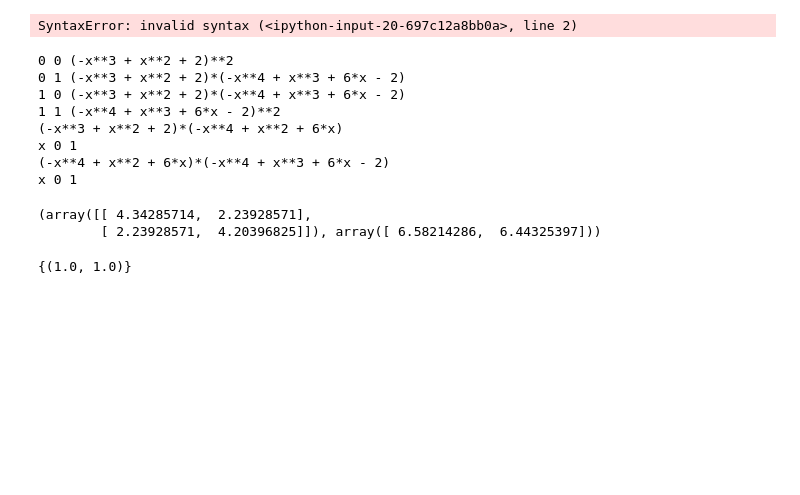
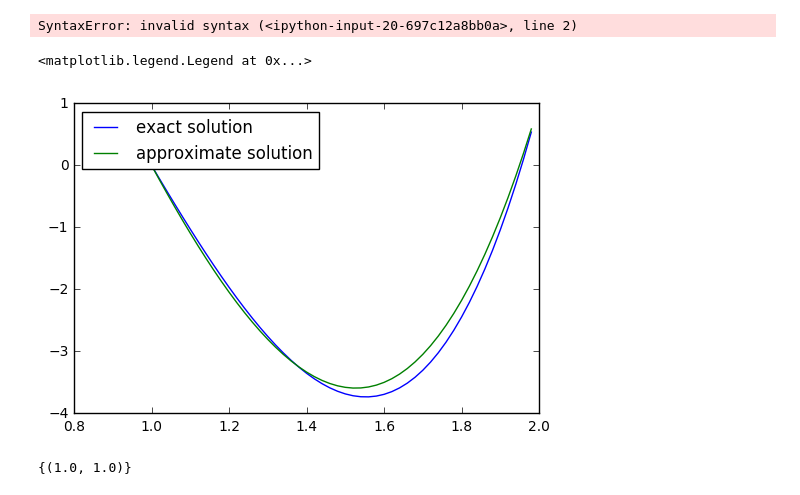
Before and after one commit to Selat/algorithms, a Jupyter notebook: numerical-analysis/differential-equations/Exam-Semester5.ipynb, the cells around one changed output. Saved outputs shown, nothing was run; the diff lists cells and outputs as text; code cells hidden in the pictures; blank space fills up the shorter version.

```diff
--- a/numerical-analysis/differential-equations/Exam-Semester5.ipynb
+++ b/numerical-analysis/differential-equations/Exam-Semester5.ipynb
@@ -63,33 +63,32 @@ phi = sympy.symbols('phi', cls=sympy.Function)
 exp = sympy.intergrate()
 # %% [output]
 SyntaxError: invalid syntax (<ipython-input-20-697c12a8bb0a>, line 2)
-# %%
-import sympy
-import imp
-import ritz
-ritz = imp.reload(ritz)
-x = sympy.symbols('x', real=True)
-p = sympy.Integer(0)
-q = -x
-f = 7 * x - x**4
-phi = [x - 1, x * (x - 1), x * x * (x - 1)]
-lm1 = ritz.Limit(1, 0, -1)
-lm2 = ritz.Limit(1, 0, 0)
-a = 0
-b = 1
-tmp = ritz.solve(p, q, f, phi, a, b)
-tmp
-# %% [output]
-0 0 (-x**3 + x**2 + 2)**2
-0 1 (-x**3 + x**2 + 2)*(-x**4 + x**3 + 6*x - 2)
-1 0 (-x**3 + x**2 + 2)*(-x**4 + x**3 + 6*x - 2)
-1 1 (-x**4 + x**3 + 6*x - 2)**2
-(-x**3 + x**2 + 2)*(-x**4 + x**2 + 6*x)
-x 0 1
-(-x**4 + x**2 + 6*x)*(-x**4 + x**3 + 6*x - 2)
-x 0 1
-(array([[ 4.34285714,  2.23928571],
-        [ 2.23928571,  4.20396825]]), array([ 6.58214286,  6.44325397]))
+# %%
+import sympy
+import imp
+import ritz2
+import scipy.linalg as sla
+import matplotlib.pyplot as plt
+import numpy as np
+%matplotlib inline
+ritz2 = imp.reload(ritz2)
+s = 15
+x = sympy.symbols('x', real=True)
+p = 1
+q = 1 / x
+f = s * x * x
+phi = [x - 1, (x - 1) * (2 - x), (x - 1) * (x - 1) * (2 - x)]
+a = 1
+b = 2
+Am, Bm = ritz2.solve(p, q, f, phi, a, b)
+sol = sla.solve(Am, -Bm)
+t1 = np.arange(a, b, 0.02)
+plt.plot(t1, (t1 ** 2 - 1) * (3 * s * (t1 ** 2 - 4) + 8) / 24.0, label="exact solution")
+plt.plot(t1, t1 - 1 + sol[0] * (t1 - 1) * (2 - t1) + sol[1] * (2 - t1) * (t1 - 1) ** 2, label="approximate solution")
+plt.legend(loc=2)
+# %% [output]
+<matplotlib.legend.Legend at 0x...>
+[figure, added]
 # %%
 A = sympy.Matrix(tmp[0])
 B = sympy.Matrix(tmp[1])
```
Also changed, not shown: 19 other files.
